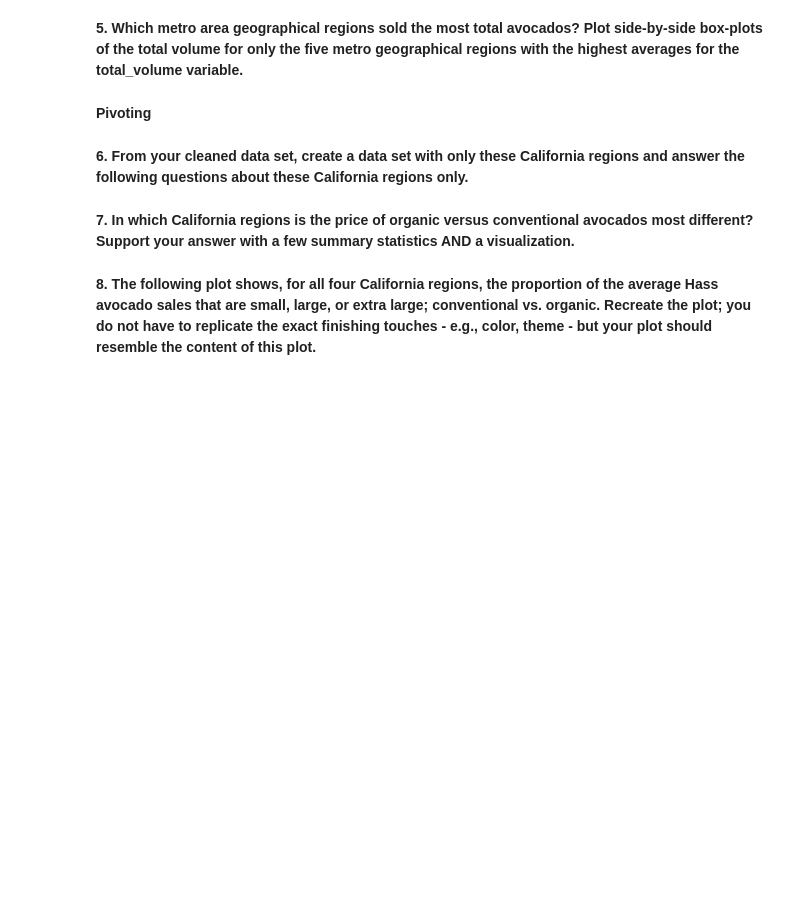
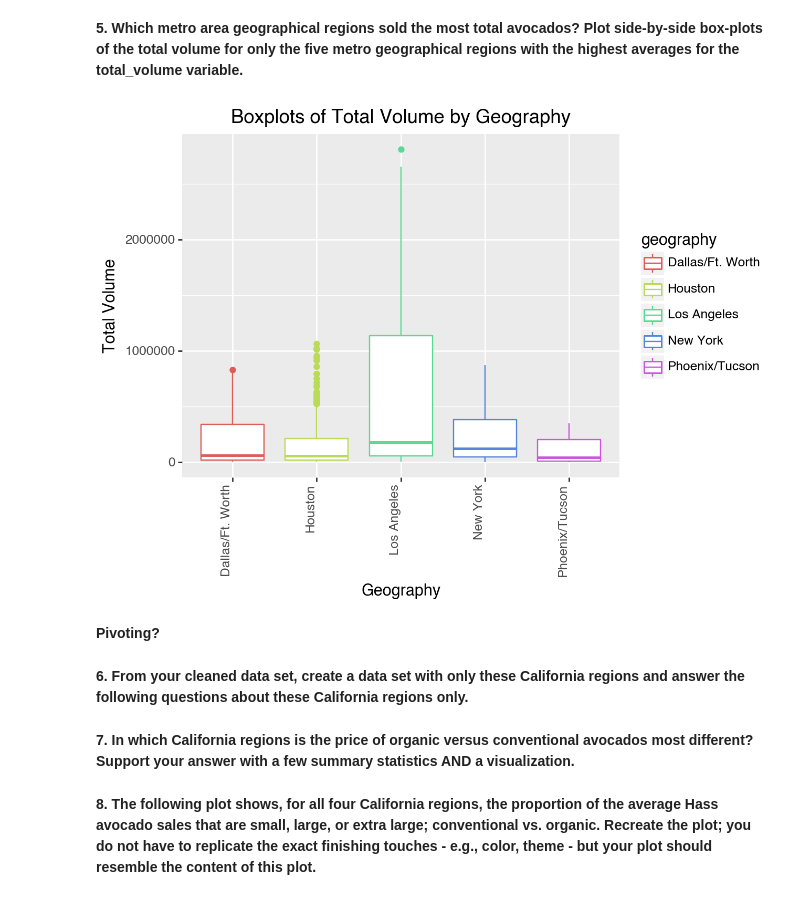
Before and after one commit to BLauf/GSB-544, a Jupyter notebook: labs/lab02/lab_02.ipynb, the cells around one changed output. Drawn from its saved outputs; the diff is of its cells as text; code cells hidden in the pictures; blank space fills up the shorter version.

```diff
--- a/labs/lab02/lab_02.ipynb
+++ b/labs/lab02/lab_02.ipynb
@@ -29,3 +27,17 @@ avocado = pd.read_csv('data/avocado-updated-2020.csv')
+# %%
+#data manipulation
+#long_avocado = avocado.melt(id_vars=["total_volume"], value_vars=["small_bags", "large_bags", "xlarge_bags"],
+                            #var_name="bag_type", value_name="bag_volume")
+
+
+
+# converts the string to date format
+avocado['date'] = pd.to_datetime(avocado['date'])
+
+#split date to 3 variables
+avocado['year'] = avocado['date'].dt.year
+avocado['month'] = avocado['date'].dt.month
+avocado['day'] = avocado['date'].dt.day
 # %% [markdown]
 **Exercises**
 # %% [markdown]
@@ -37,5 +85,24 @@ avocado = pd.read_csv('data/avocado-updated-2020.csv')
+# %%
+#top 5 metro geographical regions:
+# los angeles
+# new york
+# houston
+# pheonix
+# dallas
+#filter data to only include those 5 regions
+top_5 = avocado[(avocado["geography"] == "Los Angeles") | (avocado["geography"] == "New York") | (avocado["geography"] == "Houston") | (avocado["geography"] == "Phoenix/Tucson") | (avocado["geography"] == "Dallas/Ft. Worth")]
+
+#side-by-side box plot
+plot = (
+    ggplot(top_5, aes(x='geography', y='small_bags', color = 'geography')) +
+    geom_boxplot() +
+    theme(axis_text_x=element_text(angle=90, hjust=1)) +
+    labs(title='Boxplots of Total Volume by Geography', x='Geography', y='Total Volume')
+)
+# %% [output]
+[figure, added]
 # %% [markdown]
-**Pivoting**
+**Pivoting?**
 # %% [markdown]
 **6. From your cleaned data set, create a data set with only these California regions and answer the following questions about these California regions only.**
 # %% [markdown]
```
Also changed, not shown: parts of 5 cells of this notebook.
